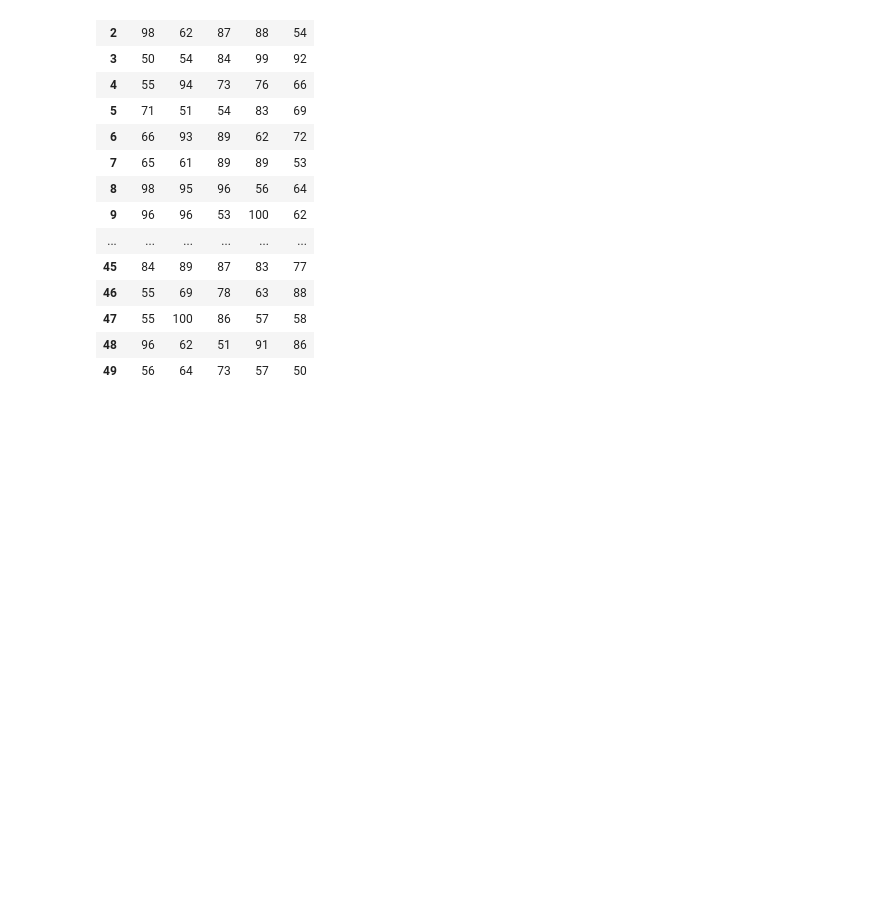
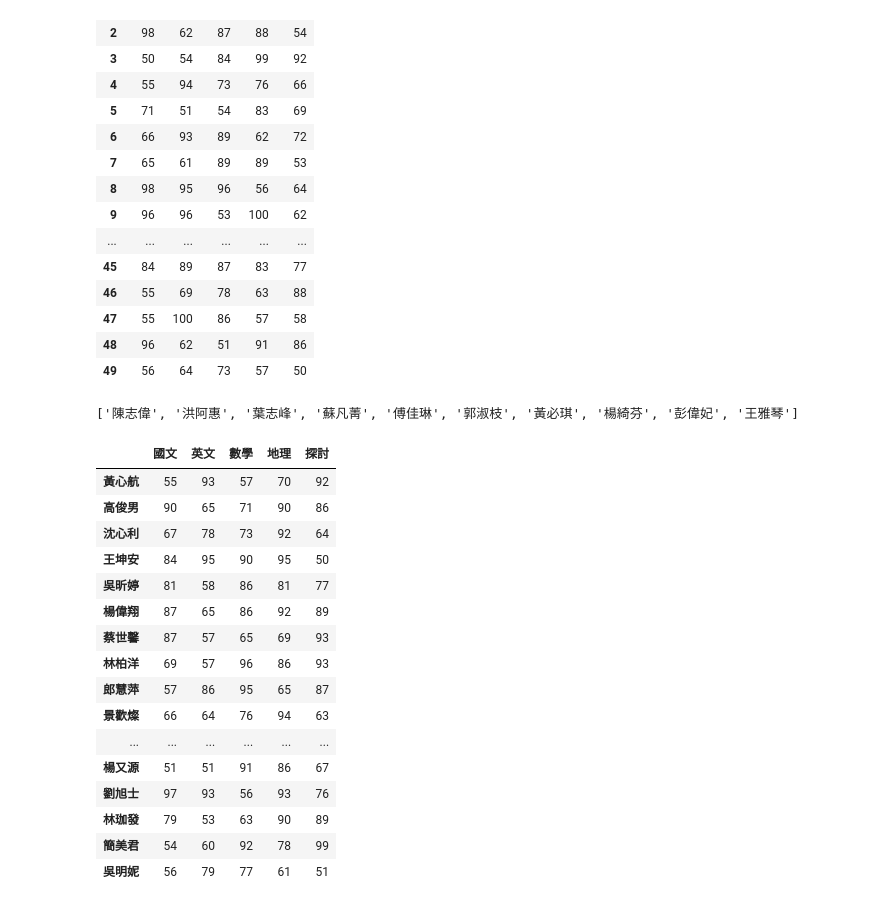
Before and after one commit to Nigmaa/python_analysis, a Jupyter notebook: lesson5.ipynb, the cells around one changed output. Cells and saved outputs as stored; diff of their text form; code cells hidden in the pictures; blank space fills up the shorter version.

```diff
--- a/lesson5.ipynb
+++ b/lesson5.ipynb
@@ -170,3 +170,40 @@ students
 | 47 | 55 | 100 | 86 | 57 | 58 |
 | 48 | 96 | 62 | 51 | 91 | 86 |
 | 49 | 56 | 64 | 73 | 57 | 50 |
+# %%
+import random
+def get_names(nums:int=10):
+    with open('names.txt',encoding ='utf-8') as file:
+        content = file.read()
+        names = content.split("\n")
+        randam_names = random.sample(names,nums)
+    return randam_names
+
+get_names()
+# %% [output]
+['陳志偉', '洪阿惠', '葉志峰', '蘇凡菁', '傅佳琳', '郭淑枝', '黃必琪', '楊綺芬', '彭偉妃', '王雅琴']
+# %%
+number_student = 50
+data = np.random.randint(50,high=101,size=(number_student, 5))
+students = pd.DataFrame(data,
+             columns=['國文','英文','數學','地理','探討'],
+             index = get_names(number_student))
+students
+# %% [output]
+|  | 國文 | 英文 | 數學 | 地理 | 探討 |
+| 黃心航 | 55 | 93 | 57 | 70 | 92 |
+| 高俊男 | 90 | 65 | 71 | 90 | 86 |
+| 沈心利 | 67 | 78 | 73 | 92 | 64 |
+| 王坤安 | 84 | 95 | 90 | 95 | 50 |
+| 吳昕婷 | 81 | 58 | 86 | 81 | 77 |
+| 楊偉翔 | 87 | 65 | 86 | 92 | 89 |
+| 蔡世馨 | 87 | 57 | 65 | 69 | 93 |
+| 林柏洋 | 69 | 57 | 96 | 86 | 93 |
+| 郎慧萍 | 57 | 86 | 95 | 65 | 87 |
+| 景歡燦 | 66 | 64 | 76 | 94 | 63 |
+| ... | ... | ... | ... | ... | ... |
+| 楊又源 | 51 | 51 | 91 | 86 | 67 |
+| 劉旭士 | 97 | 93 | 56 | 93 | 76 |
+| 林珈發 | 79 | 53 | 63 | 90 | 89 |
+| 簡美君 | 54 | 60 | 92 | 78 | 99 |
+| 吳明妮 | 56 | 79 | 77 | 61 | 51 |
```
Also changed, not shown: 1 other file.
